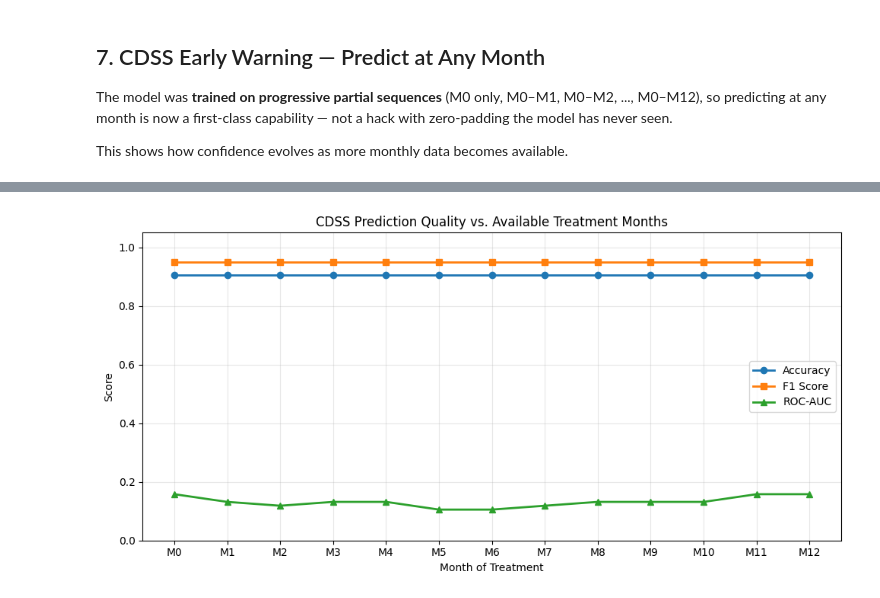
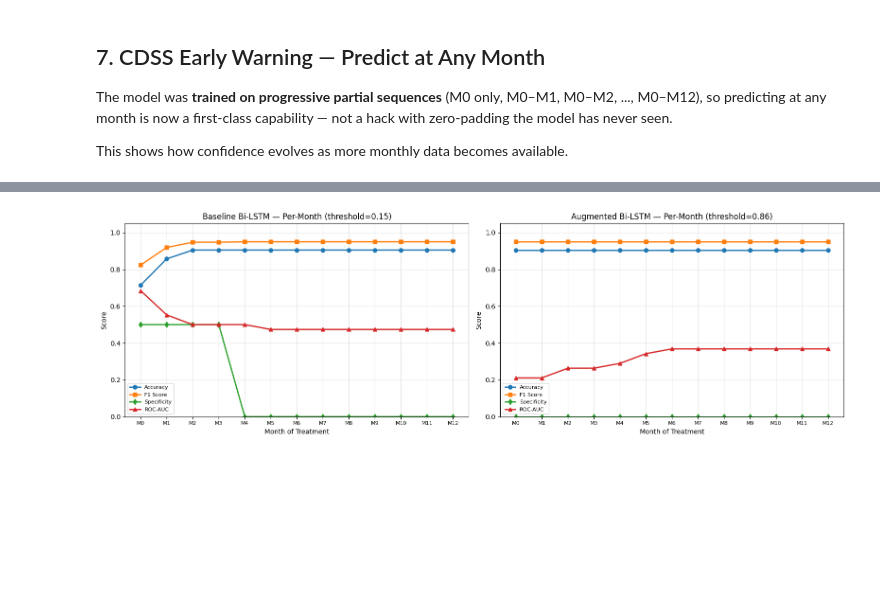
Before and after one commit to VladTemp27/TB-DOTS-CAR-CDSS, a Jupyter notebook: Hybrid_Bi-LSTM_temporal.ipynb, the cells around one changed output, grey strips where cells are left out. Drawn from its saved outputs; the diff is of its cells as text; code cells hidden in the pictures; blank space fills up the shorter version.

```diff
--- a/Hybrid_Bi-LSTM_temporal.ipynb
+++ b/Hybrid_Bi-LSTM_temporal.ipynb
@@ -820,7 +1135,8 @@ The model was **trained on progressive partial sequences** (M0 only, M0–M1, M0
 
 This shows how confidence evolves as more monthly data becomes available.
 # %%
-def predict_at_month(model, x_temporal_single, x_static_single, up_to_month):
+def predict_at_month(model, x_temporal_single, x_static_single,
+                     up_to_month, threshold=0.5):
     """
     CDSS helper: predict outcome using only months 0..up_to_month.
     The model was trained on this exact scenario (progressive sequences),
@@ -843,18 +1159,22 @@ def predict_at_month(model, x_temporal_single, x_static_single, up_to_month):
         "prob_success": round(prob_success, 4),
         "prob_failure": round(1 - prob_success, 4),
         "confidence_pct": round(max(prob_success, 1 - prob_success) * 100, 2),
-        "predicted_outcome": "Success" if prob_success >= 0.5 else "Failure",
+        "predicted_outcome": "Success" if prob_success >= threshold else "Failure",
     }
 
 # Demo: Early prediction for Patient 0
 print("CDSS DEMO — Progressive Early Warning for Patient 0")
 print(f"Actual outcome: {df.iloc[0]['outcome']}")
 print(f"Regimen: {df.iloc[0]['treatment_regimen']}")
+print(f"Threshold: {optimal_threshold:.2f}")
 print("=" * 65)
-print("  (Model trained on partial sequences — these are native predictions)")
+print("  (Model trained with augmentation + Focal Loss)")
 print()
 for month in range(0, 13):
-    result = predict_at_month(model, X_temporal[0], X_static[0], month)
+    result = predict_at_month(
+        model, X_temporal[0], X_static[0], month,
+        threshold=optimal_threshold,
+    )
     bar = "█" * int(result["prob_success"] * 30)
     print(f"  After M{month:>2d}: {result['predicted_outcome']:<8s}  "
           f"Confidence={result['confidence_pct']:>5.1f}%  "
@@ -886,12 +1207,12 @@ Evaluate the model's prediction quality at each month (M0–M12) across all test
 # %%
-def evaluate_per_month(model, X_temporal_subset, X_static_subset, y_subset):
+def evaluate_per_month(model, X_temporal_subset, X_static_subset, y_subset,
+                       threshold=0.5):
     """Evaluate model accuracy at each month (M0–M12) for a set of patients."""
     model.eval()
     month_metrics = []
 
     for month in range(13):
         n = len(y_subset)
-        # Prepare truncated sequences
         x_t = np.zeros_like(X_temporal_subset)
         x_t[:, : month + 1, :] = X_temporal_subset[:, : month + 1, :]
         seq_lens = np.full(n, month + 1, dtype=np.int64)
@@ -902,49 +1223,69 @@ def evaluate_per_month(model, X_temporal_subset, X_static_subset, y_subset):
 
         with torch.no_grad():
             logits, _ = model(X_t, X_s, seq_lens=S)
-            probs = torch.sigmoid(logits).cpu().numpy()
+            probs_m = torch.sigmoid(logits).cpu().numpy()
 
-        preds = (probs >= 0.5).astype(int)
-        acc = accuracy_score(y_subset, preds)
-        f1 = f1_score(y_subset, preds, zero_division=0)
+        preds_m = (probs_m >= threshold).astype(int)
+        acc = accuracy_score(y_subset, preds_m)
+        f1 = f1_score(y_subset, preds_m, zero_division=0)
+        spec = recall_score(y_subset, preds_m, pos_label=0, zero_division=0)
         try:
-            auc = roc_auc_score(y_subset, probs)
+            auc = roc_auc_score(y_subset, probs_m)
         except ValueError:
             auc = float("nan")
 
         month_metrics.append({
-            "month": f"M{month}",
-            "accuracy": acc,
-            "f1": f1,
-            "auc": auc,
-            "n_correct": int((preds == y_subset).sum()),
+            "month": f"M{month}", "accuracy": acc,
+            "f1": f1, "specificity": spec, "auc": auc,
+            "n_correct": int((preds_m == y_subset).sum()),
             "n_total": n,
         })
 
     return pd.DataFrame(month_metrics)
 
-# Evaluate on test patients at each month
+# Test set patients
 test_temporal = X_temporal[test_idx]
 test_static = X_static[test_idx]
-test_labels = y[test_idx]
+test_labels_arr = y[test_idx]
 
-monthly_perf = evaluate_per_month(model, test_temporal, test_static, test_labels)
-print("Per-month prediction performance on TEST patients:")
-print(monthly_perf.to_string(index=False))
+# Baseline per-month
+bl_monthly_perf = evaluate_per_month(
+    baseline_model, test_temporal, test_static, test_labels_arr,
+    threshold=bl_threshold,
+)
+print(f"Per-month — Baseline Bi-LSTM (threshold={bl_threshold:.2f}):")
+print(bl_monthly_perf.to_string(index=False))
 
-# Plot per-month metrics
-fig, ax = plt.subplots(figsize=(10, 5))
-ax.plot(range(13), monthly_perf["accuracy"], "o-", label="Accuracy", linewidth=2)
-ax.plot(range(13), monthly_perf["f1"], "s-", label="F1 Score", linewidth=2)
-ax.plot(range(13), monthly_perf["auc"], "^-", label="ROC-AUC", linewidth=2)
-ax.set_xlabel("Month of Treatment")
-ax.set_ylabel("Score")
-ax.set_title("CDSS Prediction Quality vs. Available Treatment Months")
-ax.set_xticks(range(13))
-ax.set_xticklabels([f"M{i}" for i in range(13)])
-ax.legend()
-ax.grid(True, alpha=0.3)
-ax.set_ylim([0, 1.05])
+# Augmented per-month
+aug_monthly_perf = evaluate_per_month(
+    augmented_model, test_temporal, test_static, test_labels_arr,
+    threshold=optimal_threshold,
+)
+print(f"\nPer-month — Augmented Bi-LSTM (threshold={optimal_threshold:.2f}):")
+print(aug_monthly_perf.to_string(index=False))
+
+# Keep reference
+monthly_perf = aug_monthly_perf
+
+# Plot both
+fig, axes = plt.subplots(1, 2, figsize=(16, 5))
+for ax, perf, title, thresh in [
+    (axes[0], bl_monthly_perf, "Baseline Bi-LSTM", bl_threshold),
+    (axes[1], aug_monthly_perf, "Augmented Bi-LSTM", optimal_threshold),
+]:
+    ax.plot(range(13), perf["accuracy"], "o-", label="Accuracy", linewidth=2)
+    ax.plot(range(13), perf["f1"], "s-", label="F1 Score", linewidth=2)
+    ax.plot(range(13), perf["specificity"], "d-", label="Specificity", linewidth=2)
+    ax.plot(range(13), perf["auc"], "^-", label="ROC-AUC", linewidth=2)
+    ax.set_xlabel("Month of Treatment")
+    ax.set_ylabel("Score")
+    ax.set_title(f"{title} — Per-Month (threshold={thresh:.2f})")
+    ax.set_xticks(range(13))
+    ax.set_xticklabels([f"M{i}" for i in range(13)], fontsize=8)
+    ax.legend(fontsize=8)
+    ax.grid(True, alpha=0.3)
+    ax.set_ylim([0, 1.05])
+
 plt.tight_layout()
 plt.savefig(MODEL_DIR / "per_month_performance.png", dpi=150, bbox_inches="tight")
 plt.show()
@@ -967,2 +1310,2 @@ month  accuracy   f1      auc  n_correct  n_total
-[figure, old version]
+[figure, new version]
 # %% [markdown]
```
Also changed, not shown: parts of 22 cells of this notebook.
